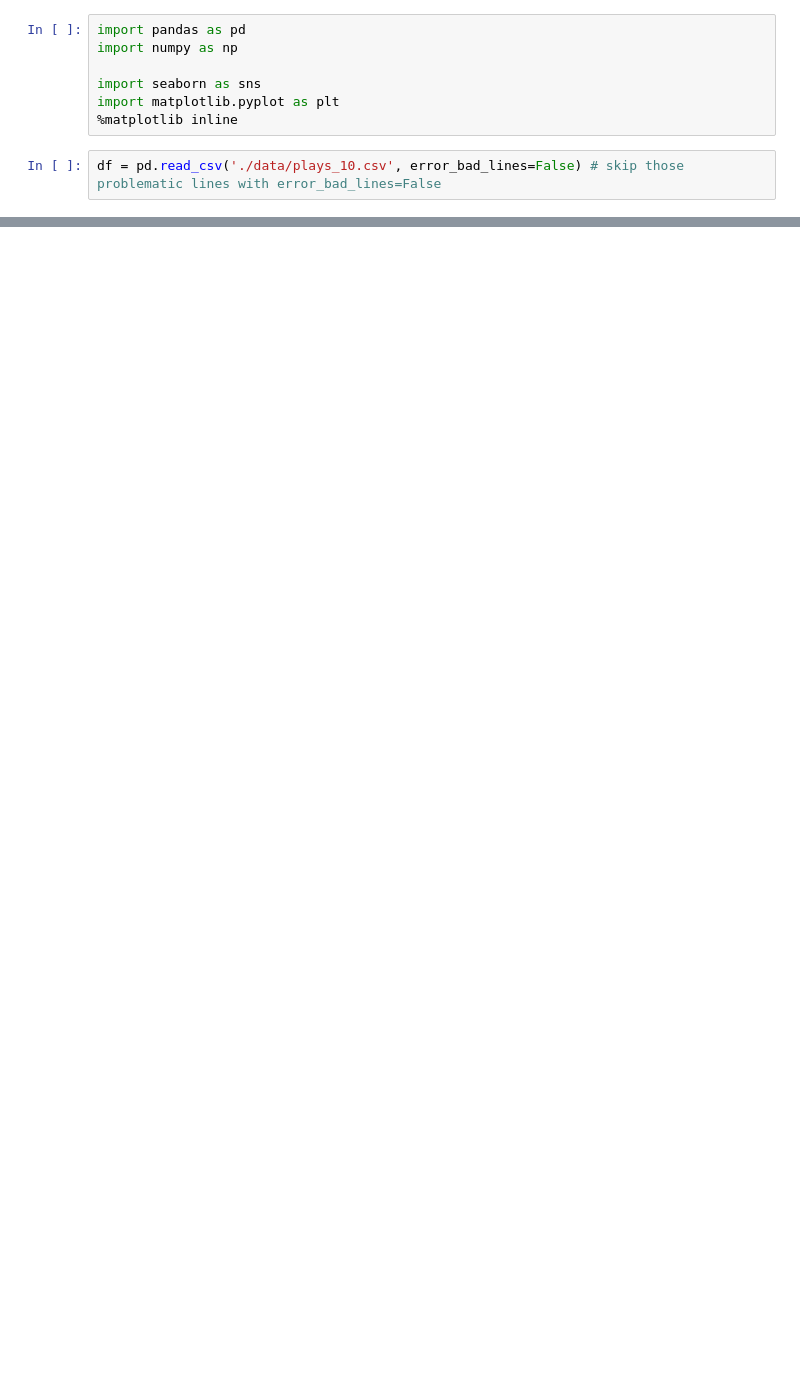
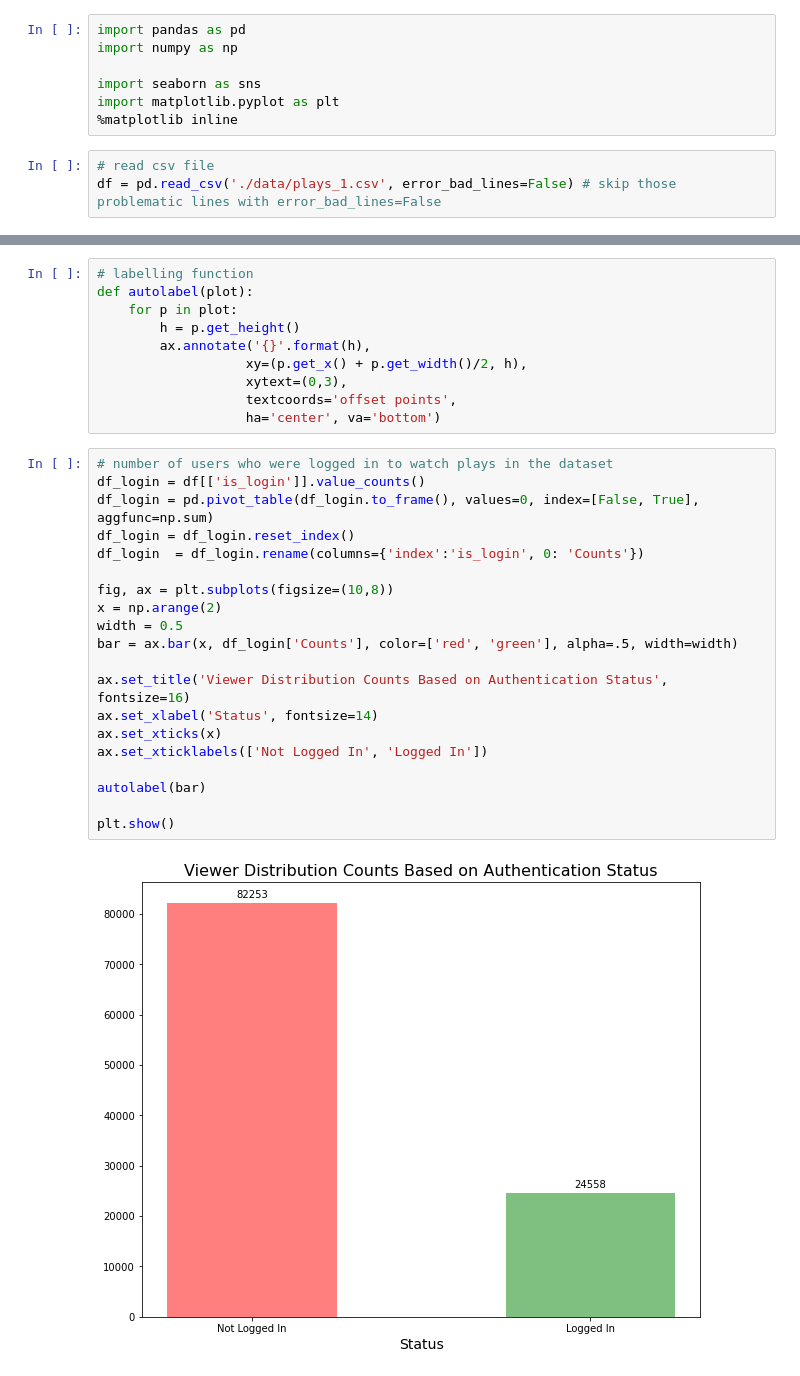
Before and after one commit to archeltaneka/vidio-dataset-eda, a Jupyter notebook: exploratory_notebook.ipynb, the cells around one changed output, grey strips where cells are left out. Saved outputs shown, nothing was run; the diff lists cells and outputs as text; blank space fills up the shorter version.

```diff
--- a/exploratory_notebook.ipynb
+++ b/exploratory_notebook.ipynb
@@ -6,5 +8,6 @@ import seaborn as sns
 import matplotlib.pyplot as plt
 %matplotlib inline
 # %%
-df = pd.read_csv('./data/plays_10.csv', error_bad_lines=False) # skip those problematic lines with error_bad_lines=False
+# read csv file
+df = pd.read_csv('./data/plays_1.csv', error_bad_lines=False) # skip those problematic lines with error_bad_lines=False
 # %% [output]
@@ -37,0 +97,32 @@ df.head()
+# %%
+# labelling function
+def autolabel(plot):
+    for p in plot:
+        h = p.get_height()
+        ax.annotate('{}'.format(h),
+                   xy=(p.get_x() + p.get_width()/2, h),
+                   xytext=(0,3),
+                   textcoords='offset points',
+                   ha='center', va='bottom')
+# %%
+# number of users who were logged in to watch plays in the dataset
+df_login = df[['is_login']].value_counts()
+df_login = pd.pivot_table(df_login.to_frame(), values=0, index=[False, True], aggfunc=np.sum)
+df_login = df_login.reset_index()
+df_login  = df_login.rename(columns={'index':'is_login', 0: 'Counts'})
+
+fig, ax = plt.subplots(figsize=(10,8))
+x = np.arange(2)
+width = 0.5
+bar = ax.bar(x, df_login['Counts'], color=['red', 'green'], alpha=.5, width=width)
+
+ax.set_title('Viewer Distribution Counts Based on Authentication Status', fontsize=16)
+ax.set_xlabel('Status', fontsize=14)
+ax.set_xticks(x)
+ax.set_xticklabels(['Not Logged In', 'Logged In'])
+
+autolabel(bar)
+
+plt.show()
+# %% [output]
+[figure, added]
```
Also changed, not shown: parts of 35 cells of this notebook.
